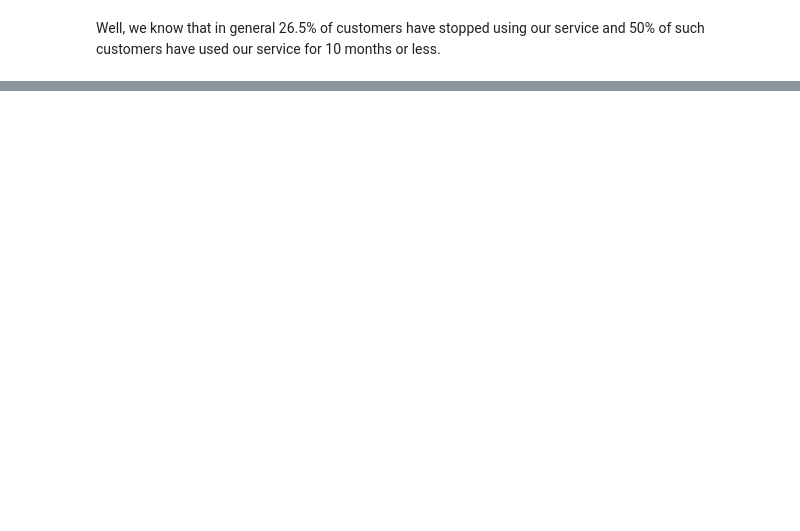
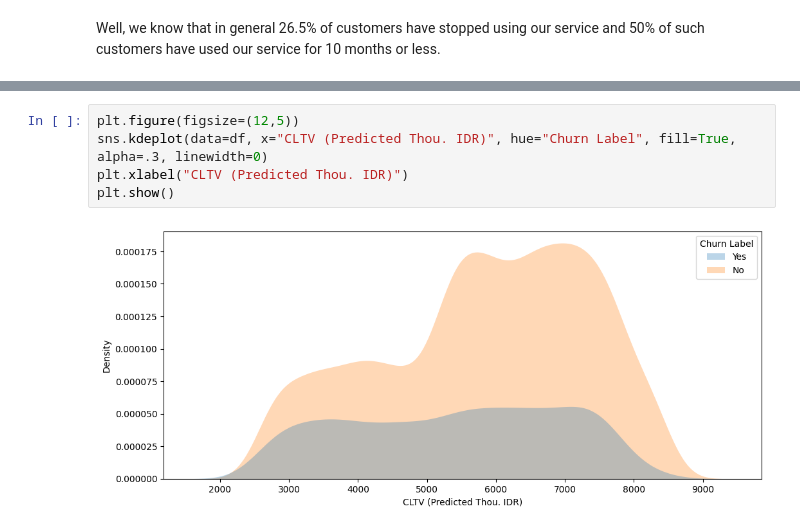
Before and after one commit to srikresna/data-challange-dsw-2023, a Jupyter notebook: eda_features.ipynb, the cells around one changed output, grey strips where cells are left out. Cells and saved outputs as stored; diff of their text form; blank space fills up the shorter version.

```diff
--- a/eda_features.ipynb
+++ b/eda_features.ipynb
@@ -141,0 +198,7 @@ Well, we know that in general 26.5% of customers have stopped using our service
+# %%
+plt.figure(figsize=(12,5))
+sns.kdeplot(data=df, x="CLTV (Predicted Thou. IDR)", hue="Churn Label", fill=True, alpha=.3, linewidth=0)
+plt.xlabel("CLTV (Predicted Thou. IDR)")
+plt.show()
+# %% [output]
+[figure, added]
```
Also changed, not shown: parts of 24 cells of this notebook.
